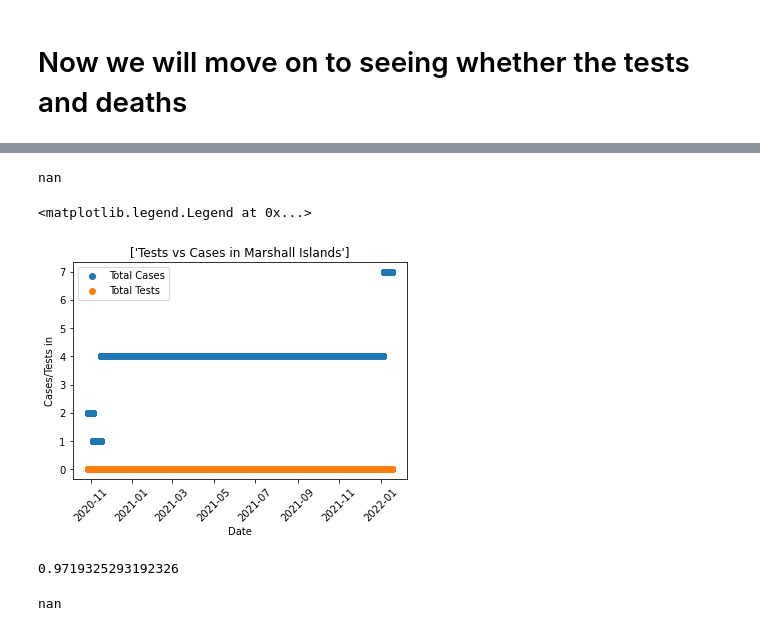
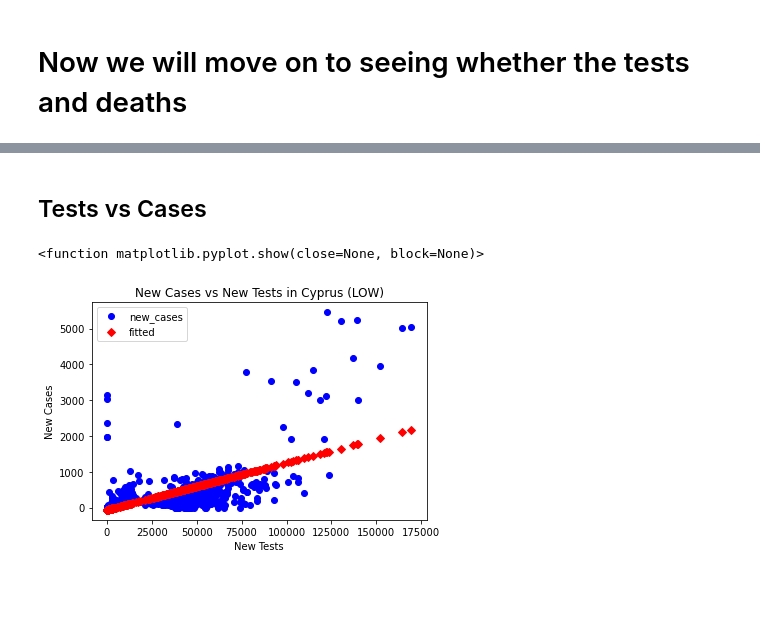
Before and after one commit to ajdelcarpiogom/FinalProject, a Jupyter notebook: FinalProject.ipynb, the cells around one changed output, grey strips where cells are left out. Saved outputs shown, nothing was run; the diff lists cells and outputs as text; code cells hidden in the pictures; blank space fills up the shorter version.

```diff
--- a/FinalProject.ipynb
+++ b/FinalProject.ipynb
@@ -486,39 +471,17 @@ dates = t_vs_c["date"]
-# %%
-tests1 = first["total_tests"]
-cases1 = first["total_cases"]
-corr1 = tests1.corr(cases1, method = "pearson")
-print(corr1)
-
-tests1, cases1 = np.array(tests1), np.array(cases1)
-tests1 = sm.add_constant(tests1)
-model1 = sm.OLS(cases1, tests1)
-results1 = model1.fit()
-
-fc = pd.DataFrame(first, columns = ['date', 'total_cases'])
-ft = pd.DataFrame(first, columns = ['date', 'total_tests'])
-fc = plt.scatter(fc['date'], fc['total_cases'], label = 'Total Cases')
-ft = plt.scatter(ft['date'], ft['total_tests'], label = 'Total Tests')
-plt.title(f'Tests vs Cases in ' + first['location'].unique())
-plt.xticks(rotation = 45)
-plt.ylabel('Cases/Tests in')
-plt.xlabel('Date')
-#plt.scatter(first['date'], results1.fittedvalues, label = 'OLS')
-plt.legend()
-# %% [output]
-nan
-<matplotlib.legend.Legend at 0x...>
-[figure, removed]
-# %%
-tests2 = second["total_tests"]
-cases2 = second["total_cases"]
-corr2 = tests2.corr(cases2, method = "pearson")
-corr2
-# %% [output]
-0.9719325293192326
-# %%
-tests3 = third["total_tests"]
-cases3 = third["total_cases"]
-corr3 = tests3.corr(cases3, method = "pearson")
-corr3
-# %% [output]
-nan
+# %% [markdown]
+## Tests vs Cases
+# %%
+Cyprus = countries_df.loc[countries_df["location"] == "Cyprus"]
+# %%
+c_model = ols("new_cases ~ new_tests", data = Cyprus).fit()
+#print(c_model.summary())
+# %%
+fig1, ax1 = plt.subplots()
+fig1 = sm.graphics.plot_fit(c_model,1, vlines= False, ax = ax1)
+ax1.set_ylabel("New Cases")
+ax1.set_xlabel("New Tests")
+ax1.set_title("New Cases vs New Tests in Cyprus (LOW)")
+plt.show
+# %% [output]
+<function matplotlib.pyplot.show(close=None, block=None)>
+[figure, added]
```
Also changed, not shown: parts of 45 cells of this notebook.
